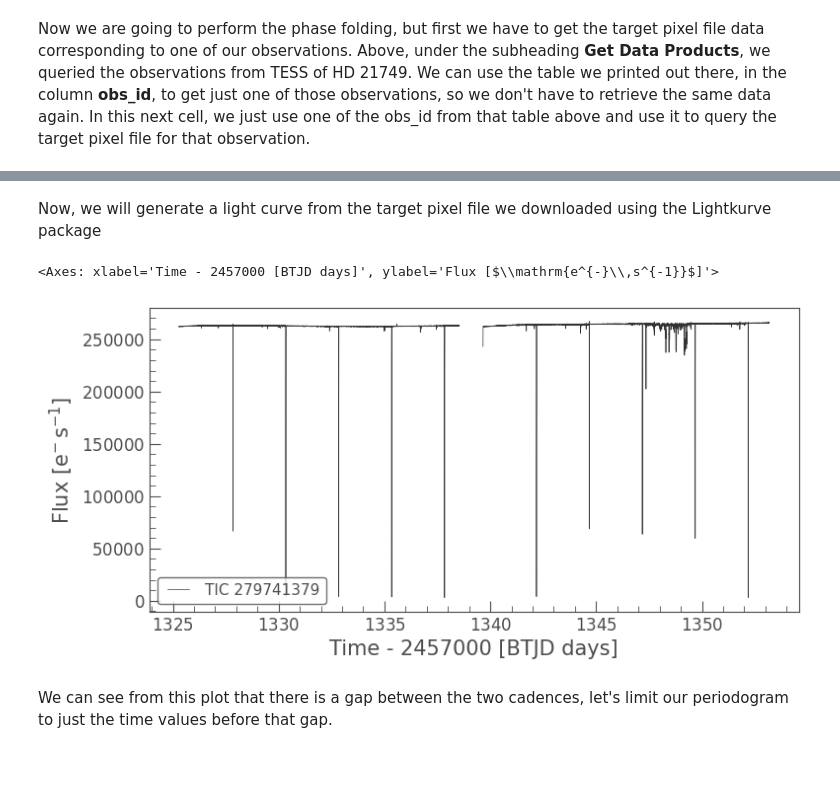
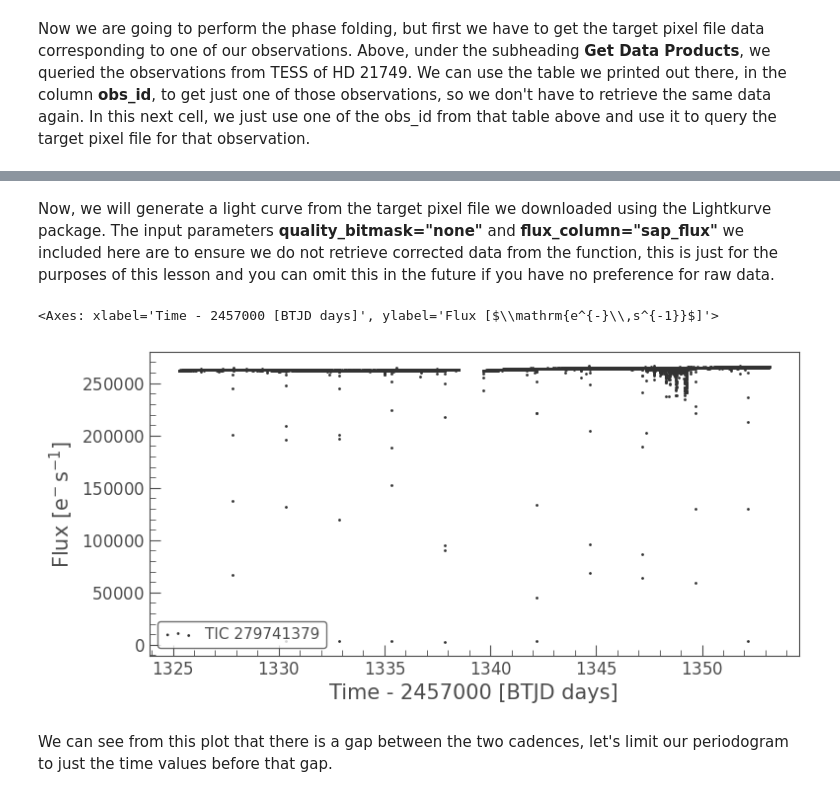
Before and after one commit to spacetelescope/project-tikebook, a Jupyter notebook: notebooks/02-quality-flags/TIKEBook_Lesson2.ipynb, the cells around one changed output, grey strips where cells are left out. Saved outputs shown, nothing was run; the diff lists cells and outputs as text; code cells hidden in the pictures; blank space fills up the shorter version.

```diff
--- a/notebooks/02-quality-flags/TIKEBook_Lesson2.ipynb
+++ b/notebooks/02-quality-flags/TIKEBook_Lesson2.ipynb
@@ -256,12 +252,12 @@ INFO: Found cached file ./mastDownload/TESS/tess2018206045859-s0001-000000027974
 # %% [markdown]
-Now, we will generate a light curve from the target pixel file we downloaded using the Lightkurve package
+Now, we will generate a light curve from the target pixel file we downloaded using the Lightkurve package. The input parameters **quality_bitmask="none"** and **flux_column="sap_flux"** we included here are to ensure we do not retrieve corrected data from the function, this is just for the purposes of this lesson and you can omit this in the future if you have no preference for raw data.
 # %%
 tp = lk.read(tp_path, quality_bitmask="none", flux_column="sap_flux")
 lc = tp.to_lightcurve()
-lc.plot()
+lc.scatter()
 # %% [output]
 <Axes: xlabel='Time - 2457000 [BTJD days]', ylabel='Flux [$\\mathrm{e^{-}\\,s^{-1}}$]'>
-[figure, old version]
+[figure, new version]
 # %% [markdown]
 We can see from this plot that there is a gap between the two cadences, let's limit our periodogram to just the time values before that gap.
 # %%
```
Also changed, not shown: parts of 11 cells of this notebook, 1 other file.
